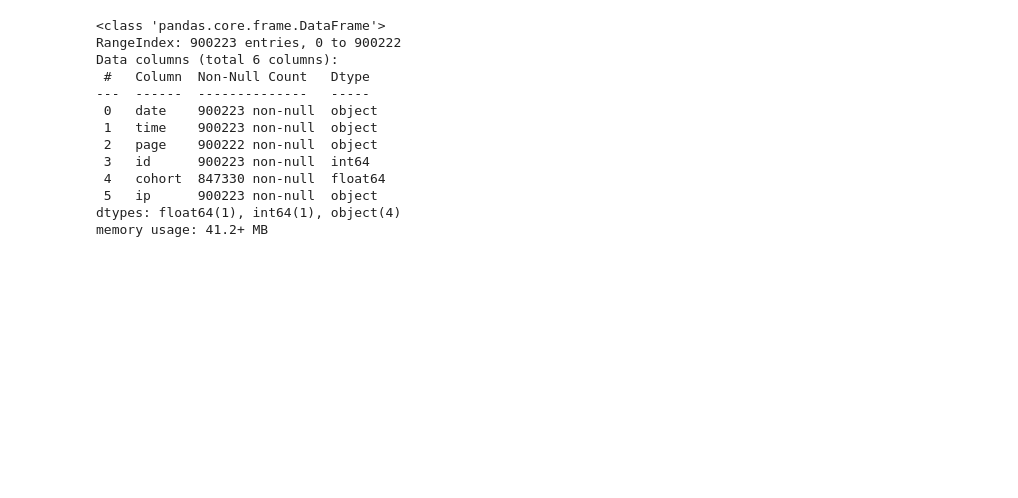
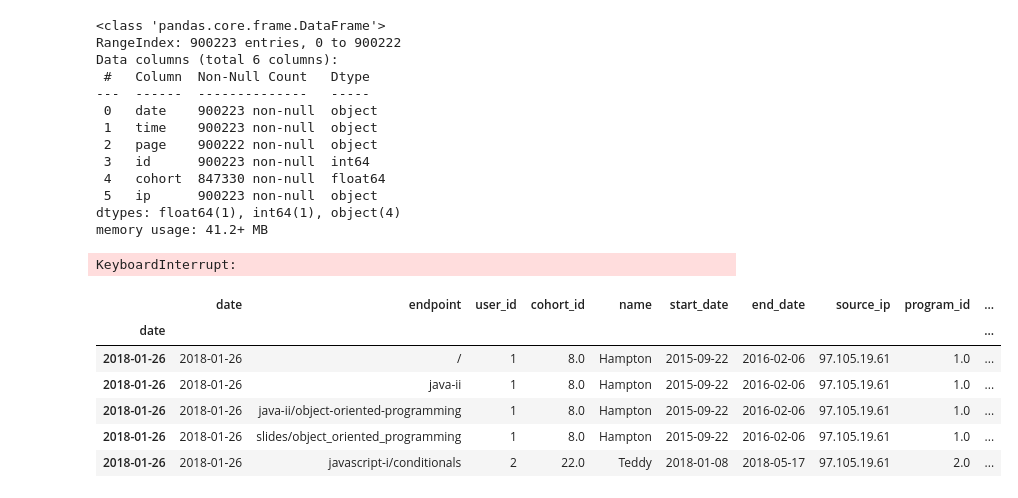
Before and after one commit to codeupdonuts/anomaly-project, a Jupyter notebook: cristina-notebook.ipynb, the cells around one changed output. Drawn from its saved outputs; the diff is of its cells as text; code cells hidden in the pictures; blank space fills up the shorter version.

```diff
--- a/cristina-notebook.ipynb
+++ b/cristina-notebook.ipynb
@@ -137,3 +138,56 @@ Data columns (total 6 columns):
  5   ip      900223 non-null  object
 dtypes: float64(1), int64(1), object(4)
 memory usage: 41.2+ MB
+# %%
+def acquire_cohort_logs(user=env.user, password=env.password, host=env.host):
+    '''
+    This function queries the Codeup MySQL curriculum_logs database and returns a dataframe
+    '''
+    url = f'mysql+pymysql://{env.user}:{env.password}@{env.host}/curriculum_logs'
+    query = '''
+    SELECT date, path as endpoint, user_id, cohort_id, name, start_date, end_date, ip as source_ip, program_id
+        FROM logs l
+        LEFT JOIN cohorts c ON l.cohort_id = c.id;
+    '''
+    df = pd.read_sql(query, url)
+    #Save file to csv
+    df.to_csv('cohort_logs.csv')
+    return df
+# %%
+df = acquire_cohort_logs(user=env.user, password=env.password, host=env.host)
+df.head()
+# %% [output]
+KeyboardInterrupt:
+# %%
+def clean_cohort_logs(df):
+    #Get csv from file
+    df = pd.read_csv('cohort_logs.csv', index_col=[0])
+    #Changing date, start and end dates to datetime fields
+    df["date"]= pd.to_datetime(df["date"])
+    df["start_date"]= pd.to_datetime(df["start_date"])
+    df["end_date"]= pd.to_datetime(df["end_date"])
+    #Setting index as date time
+    #Set datetime index
+    df = df.set_index(df.date)
+    #Creating new column for program length
+    df['program_length'] = df.end_date - df.start_date
+    #Create column with program name
+    #Change data types as needed
+    df["program_id"]= df["program_id"].astype(str)
+    #Copying these values to a new column program name
+    df['program_name'] = df['program_id']
+    #Mapping the real names of the program
+    df["program_name"] = df["program_name"].map({'1.0':'full stack PHP','2.0':'full stack Java','3.0':'data science','4.0':'front end'})
+
+    return df
+# %%
+df = clean_cohort_logs(df)
+df.head()
+# %% [output]
+|  | date | endpoint | user_id | cohort_id | name | start_date | end_date | source_ip | program_id | ... |
+| date |  |  |  |  |  |  |  |  |  | ... |
+| 2018-01-26 | 2018-01-26 | / | 1 | 8.0 | Hampton | 2015-09-22 | 2016-02-06 | 97.105.19.61 | 1.0 | ... |
+| 2018-01-26 | 2018-01-26 | java-ii | 1 | 8.0 | Hampton | 2015-09-22 | 2016-02-06 | 97.105.19.61 | 1.0 | ... |
+| 2018-01-26 | 2018-01-26 | java-ii/object-oriented-programming | 1 | 8.0 | Hampton | 2015-09-22 | 2016-02-06 | 97.105.19.61 | 1.0 | ... |
+| 2018-01-26 | 2018-01-26 | slides/object_oriented_programming | 1 | 8.0 | Hampton | 2015-09-22 | 2016-02-06 | 97.105.19.61 | 1.0 | ... |
+| 2018-01-26 | 2018-01-26 | javascript-i/conditionals | 2 | 22.0 | Teddy | 2018-01-08 | 2018-05-17 | 97.105.19.61 | 2.0 | ... |
```
Also changed, not shown: parts of 7 cells of this notebook.
